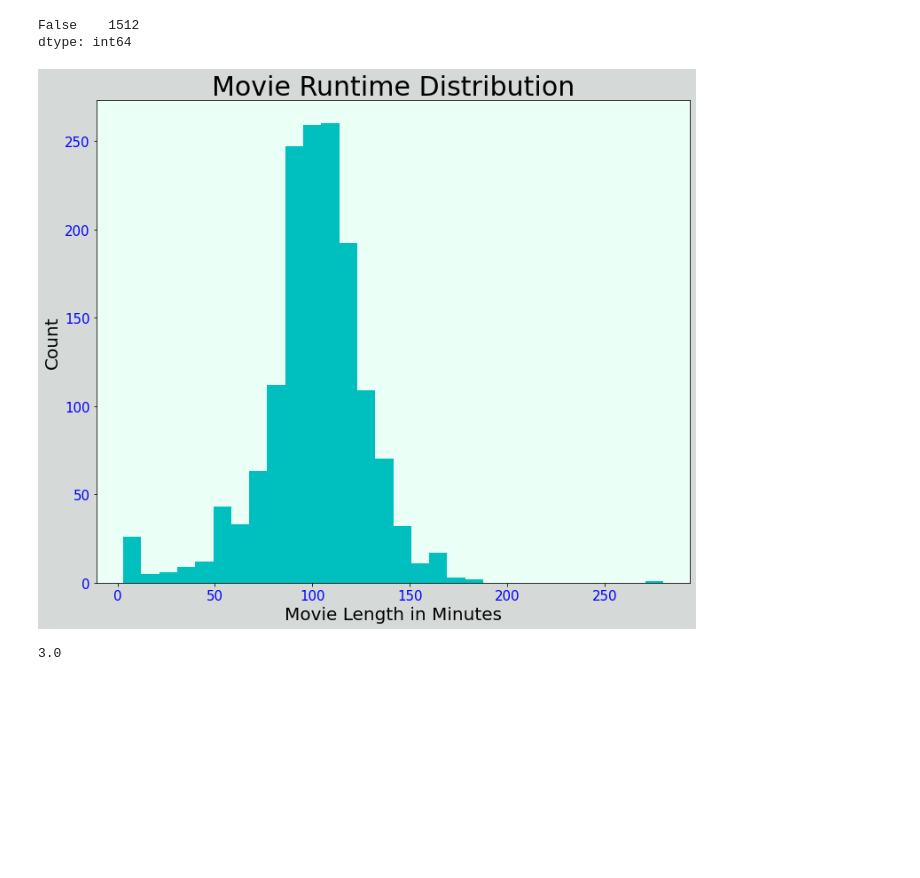
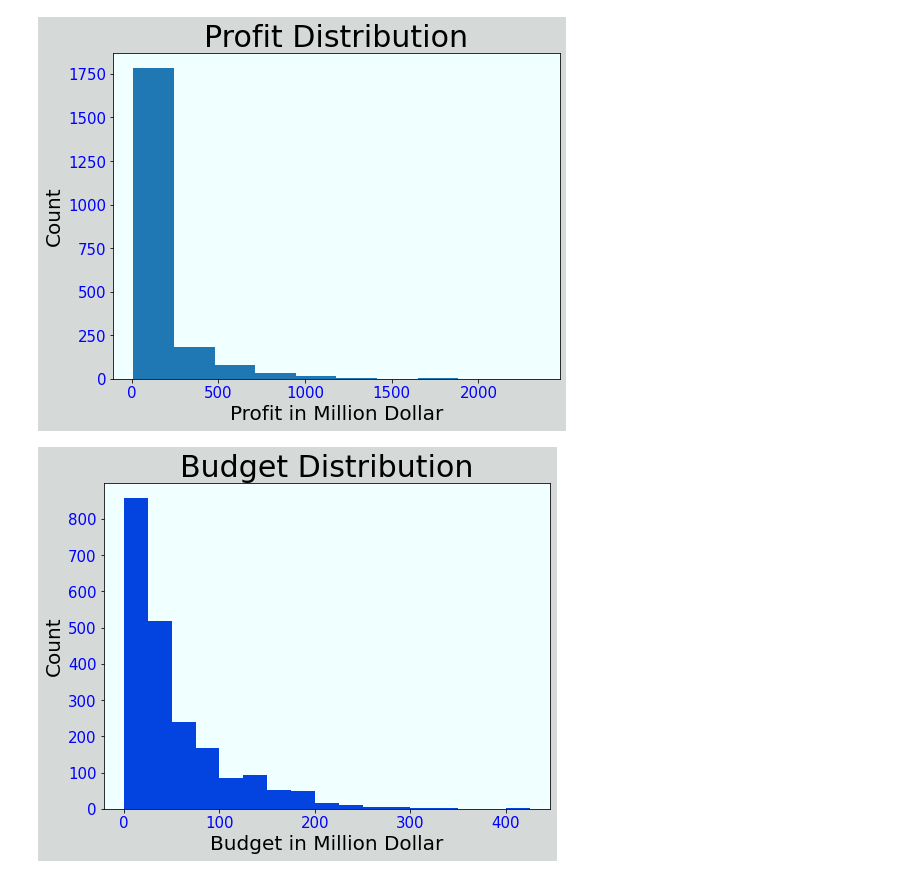
Before and after one commit to ddjh20482/microsoft_studio_movies_analysis, a Jupyter notebook: MS_Studio_Movie_Analysis.ipynb, the cells around one changed output. Drawn from its saved outputs; the diff is of its cells as text; code cells hidden in the pictures; blank space fills up the shorter version.

Commit message:
update MS_Studio_Movie_Analysis

```diff
--- a/MS_Studio_Movie_Analysis.ipynb
+++ b/MS_Studio_Movie_Analysis.ipynb
@@ -35,8 +13,0 @@ df_p.worldwide_gross = df_p.worldwide_gross.astype(float)
-# %%
-df_p['profit'] = round((df_p['worldwide_gross'] - df_p['production_budget']) / 1000000, 2)
-df_p.drop(df_p[df_p.worldwide_gross == 0].index, inplace=True)
-df_p.sort_values(by = 'profit', inplace=True, ascending=False)
-df_p = df_p.loc[df_p.profit > set_profit]
-df_p = df_p.drop(columns=[
-    'id',
-    'release_date'])
@@ -84,10 +13,0 @@ ax.scatter(x, y);
-# %%
-# https://www.codegrepper.com/code-examples/python/how+to+remove+periods+in+a+datafrane+pandas
-def remove_punctuations(text):
-    for punctuation in string.punctuation:
-        text = text.replace(punctuation, '')
-    return text
-
-df_p.movie = df_p.movie.apply(lambda x: x.lower())
-df_p.movie = df_p.movie.apply(remove_punctuations)
-df_p.movie.replace(' ','', regex=True, inplace=True)
@@ -113,2 +14,10 @@ df_g.title.replace(' ','', regex=True, inplace=True)
+# %%
+df_p = dp.profit(df_p, set_year, set_profit)
+df_g = dp.genre(df_g)
+df_r = dp.runtime(con)
+# %%
+df_p.movie = dp.movie_name_clean(df_p.movie)
+df_g.title = dp.movie_name_clean(df_g.title)
+df_r.primary_title = dp.movie_name_clean(df_r.primary_title)
 # %%
 df_genre = df_p.merge(df_g, how = 'inner', left_on = 'movie', right_on = 'title')
@@ -278,25 +24,0 @@ dtype: int64
-# %%
-df_runtime.duplicated().value_counts()
-# %% [output]
-False    1512
-dtype: int64
-# %%
-fig, ax = plt.subplots(figsize=(12,10), facecolor=('#d5d9d7'))
-
-x = df_runtime.runtime_minutes
-
-ax.set_facecolor('#eafff5')
-
-ax.hist(x, bins=21, color = 'c')
-ax.set_title('Movie Runtime Distribution', fontsize=30)
-ax.set_xlabel('Movie Length in Minutes', fontsize=20)
-ax.set_ylabel('Count', fontsize=20)
-ax.tick_params(labelcolor='#0000ff')
-plt.xticks(fontsize=15)
-plt.yticks(fontsize=15);
-# %% [output]
-[figure, removed]
-# %%
-df_runtime.runtime_minutes.min()
-# %% [output]
-3.0
@@ -302,0 +29,8 @@ df_runtime.runtime_minutes.min()
+# %%
+viz.profit(df_p)
+# %% [output]
+[figure, added]
+# %%
+viz.budget(df_p)
+# %% [output]
+[figure, added]
```
Also changed, not shown: parts of 30 cells of this notebook.
